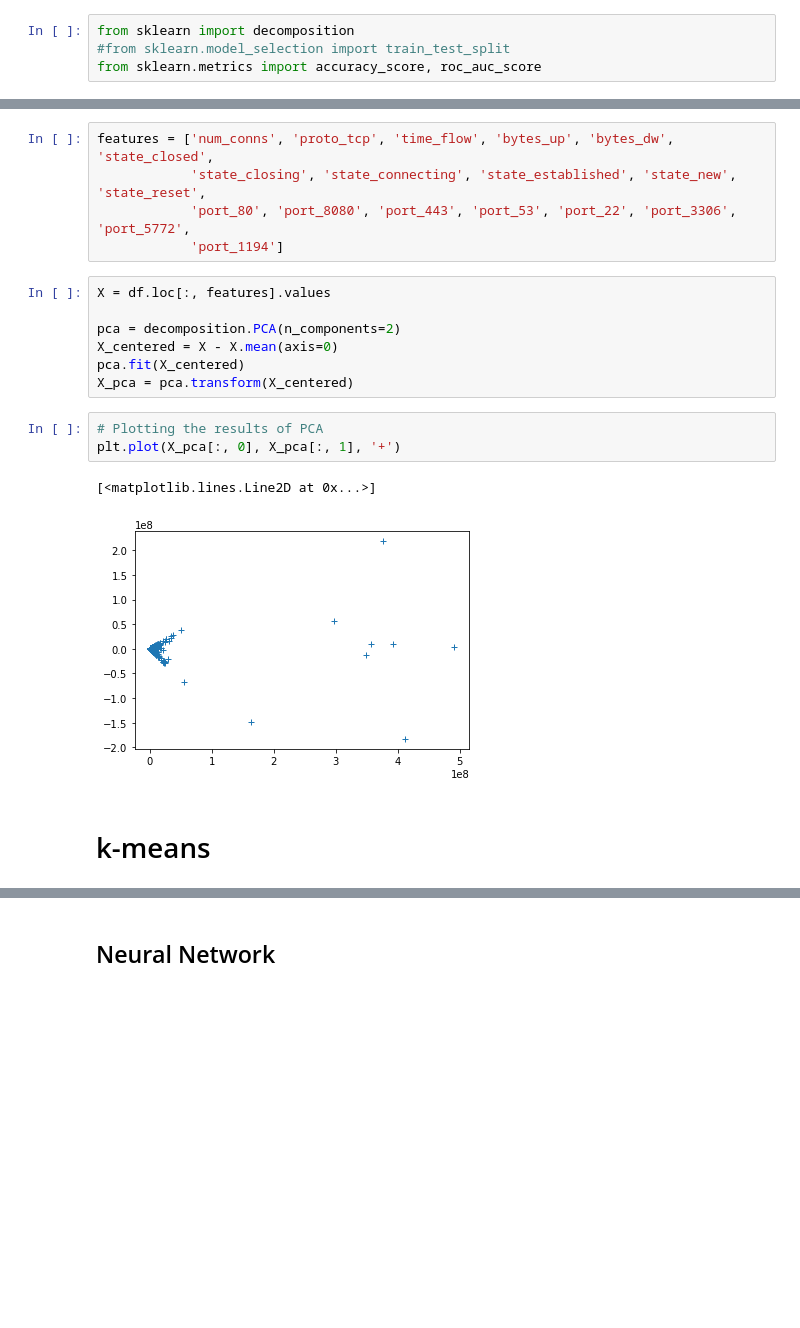
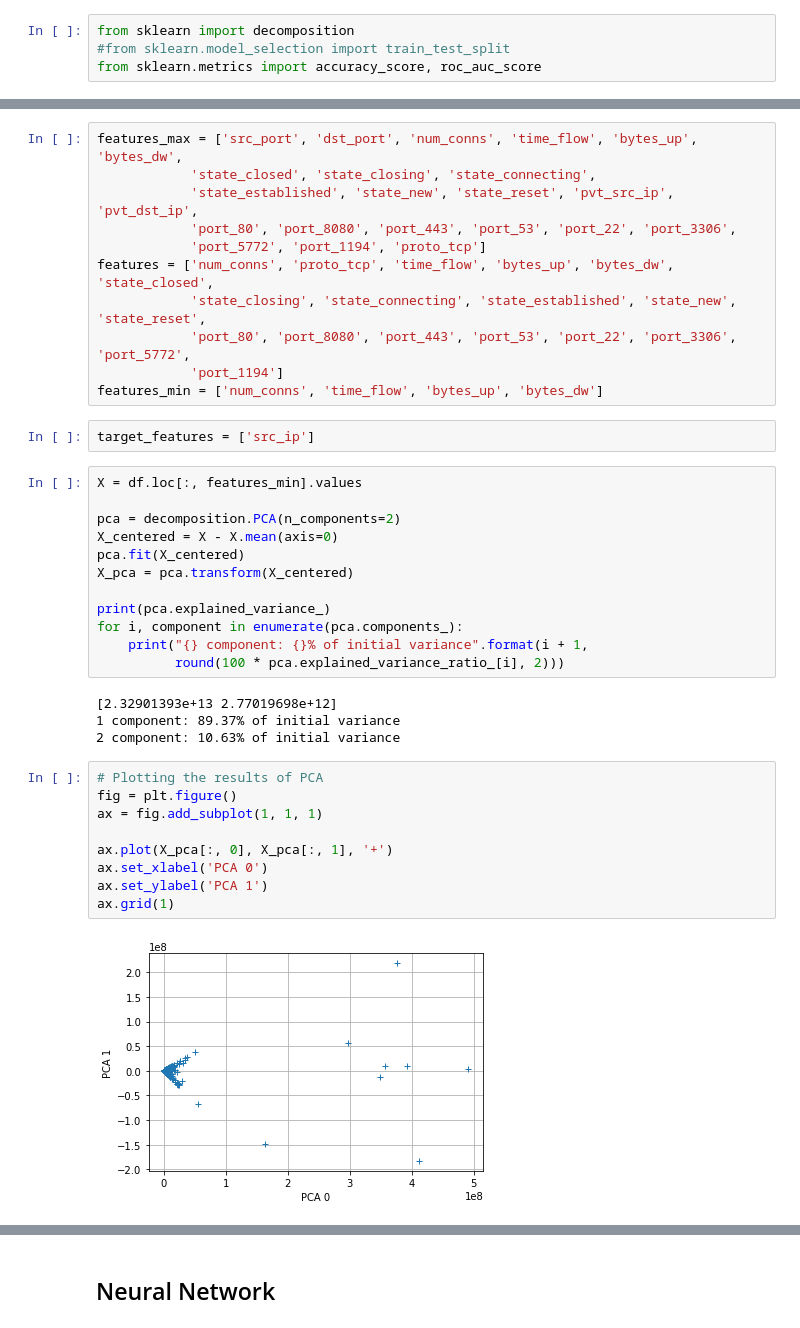
Before and after one commit to shahifaqeer/netflow-anomaly-detector, a Jupyter notebook: anomaly-detectors.ipynb, the cells around one changed output, grey strips where cells are left out. Drawn from its saved outputs; the diff is of its cells as text; blank space fills up the shorter version.

```diff
--- a/anomaly-detectors.ipynb
+++ b/anomaly-detectors.ipynb
@@ -216,20 +229,40 @@ from sklearn.metrics import accuracy_score, roc_auc_score
 # %%
+features_max = ['src_port', 'dst_port', 'num_conns', 'time_flow', 'bytes_up', 'bytes_dw',
+            'state_closed', 'state_closing', 'state_connecting',
+            'state_established', 'state_new', 'state_reset', 'pvt_src_ip', 'pvt_dst_ip',
+            'port_80', 'port_8080', 'port_443', 'port_53', 'port_22', 'port_3306',
+            'port_5772', 'port_1194', 'proto_tcp']
 features = ['num_conns', 'proto_tcp', 'time_flow', 'bytes_up', 'bytes_dw', 'state_closed',
             'state_closing', 'state_connecting', 'state_established', 'state_new', 'state_reset',
             'port_80', 'port_8080', 'port_443', 'port_53', 'port_22', 'port_3306', 'port_5772',
             'port_1194']
+features_min = ['num_conns', 'time_flow', 'bytes_up', 'bytes_dw']
+# %%
+target_features = ['src_ip']
 # %%
-X = df.loc[:, features].values
+X = df.loc[:, features_min].values
 
 pca = decomposition.PCA(n_components=2)
 X_centered = X - X.mean(axis=0)
 pca.fit(X_centered)
 X_pca = pca.transform(X_centered)
+
+print(pca.explained_variance_)
+for i, component in enumerate(pca.components_):
+    print("{} component: {}% of initial variance".format(i + 1,
+          round(100 * pca.explained_variance_ratio_[i], 2)))
+# %% [output]
+[2.32901393e+13 2.77019698e+12]
+1 component: 89.37% of initial variance
+2 component: 10.63% of initial variance
 # %%
 # Plotting the results of PCA
-plt.plot(X_pca[:, 0], X_pca[:, 1], '+')
+fig = plt.figure()
+ax = fig.add_subplot(1, 1, 1)
+
+ax.plot(X_pca[:, 0], X_pca[:, 1], '+')
+ax.set_xlabel('PCA 0')
+ax.set_ylabel('PCA 1')
+ax.grid(1)
 # %% [output]
-[<matplotlib.lines.Line2D at 0x...>]
-[figure, old version]
+[figure, new version]
-# %% [markdown]
-# k-means
```
Also changed, not shown: parts of 21 cells of this notebook.
